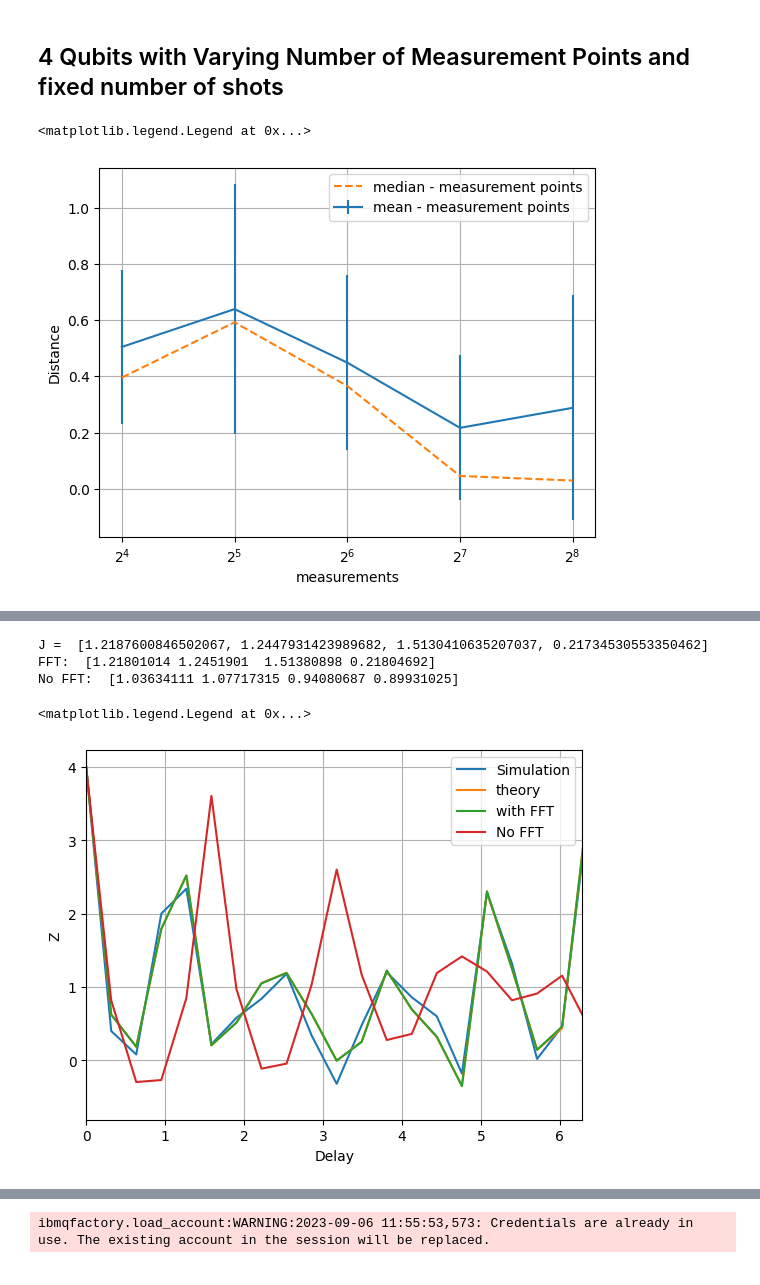
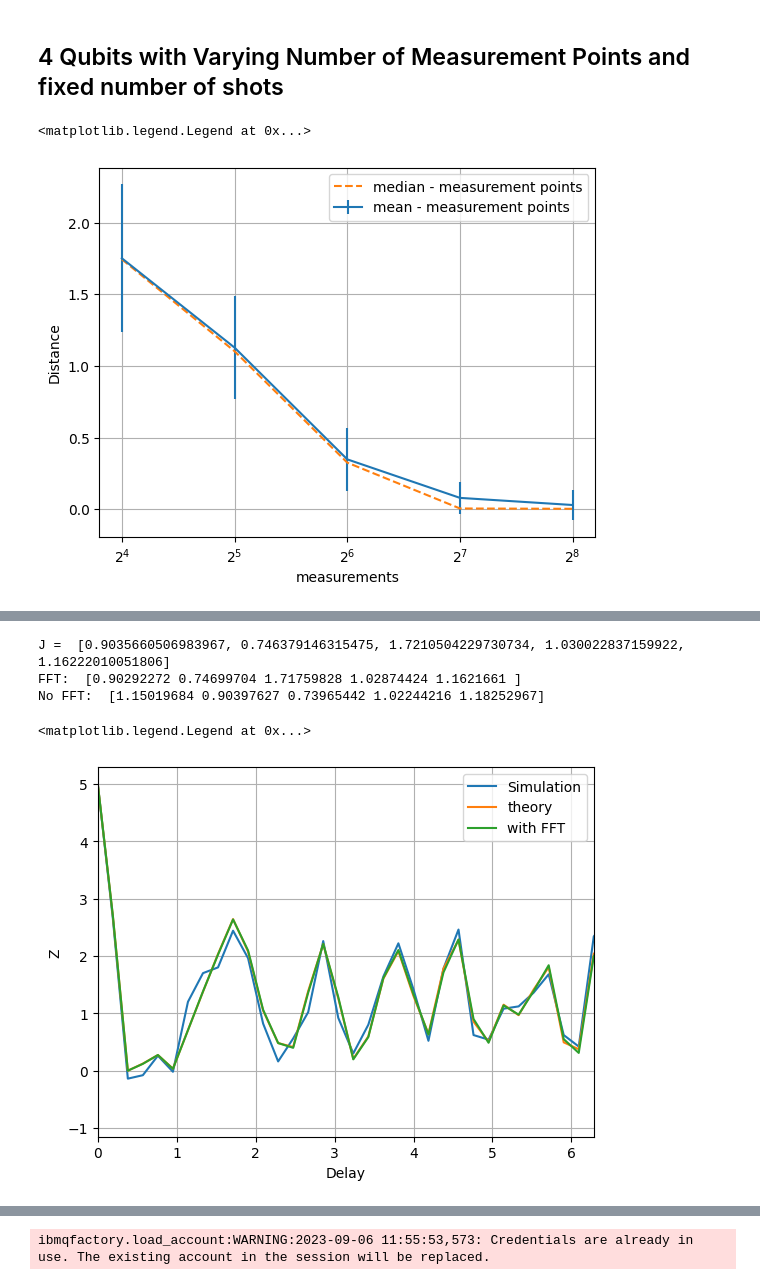
Before and after one commit to Davidkatom/Crosstalk, a Jupyter notebook: CosineFit.ipynb, the cells around one changed output, grey strips where cells are left out. Cells and saved outputs as stored; diff of their text form; code cells hidden in the pictures.

```diff
--- a/CosineFit.ipynb
+++ b/CosineFit.ipynb
@@ -169,7 +166,7 @@ for n in measurements:  #qubits
     for rep in range(repetitions):
         J = [random.gauss(1, 0.4) for _ in range(4)]
         delay_list = []
-        delay = np.linspace(0, 2 * np.pi, n)
+        delay = np.linspace(0, 8 * np.pi, n)
         for t in delay:
             delay_list.append(
                 RamseyExperiment(4, t, shots, J, "0"))
@@ -198,7 +195,7 @@ plt.xscale('log', base=2)
 plt.legend()
 # %% [output]
 <matplotlib.legend.Legend at 0x...>
-[figure, old version]
+[figure, new version]
 # %%
 from scipy.optimize import curve_fit
 import random
@@ -209,7 +206,7 @@ ramsey_experiment = importlib.reload(ramsey_experiment)
 RamseyExperiment = ramsey_experiment.RamseyExperiment
 RamseyBatch = ramsey_experiment.RamseyBatch
 
-n = 4
+n = 5
 
 
 def func(t, js):
@@ -224,12 +221,12 @@ def func(t, js):
 
 J = [random.gauss(1, 0.4) for _ in range(n)]
 shots = 5
-J = [1.2187600846502067, 1.2447931423989682, 1.5130410635207037, 0.21734530553350462]
+#J = [1.3698020041655328, 1.2700581945641038, 1.4186671516980645, 1.6367384514798005]
 print("J = ",J)
 delay_list = []
 exp = []
 measurements = 100
-delay = np.linspace(0, 10 * np.pi, measurements)
+delay = np.linspace(0, 6 * np.pi, measurements)
 for t in delay:
     delay_list.append(RamseyExperiment(n, t, 100, J, "0"))
 ramseyBatch1 = RamseyBatch(delay_list)
@@ -250,7 +247,7 @@ plt.plot(delay, ramseyBatch1.Z, label='Simulation')
 plt.plot(delay, [func(t, J) for t in delay], label='theory')
 
 plt.plot(delay, [func(t, J_fit_fft) for t in delay], label='with FFT')
-plt.plot(delay, [func(t, J_fit_no_fft) for t in delay], label='No FFT')
+#plt.plot(delay, [func(t, J_fit_no_fft) for t in delay], label='No FFT')
 
 
 plt.xlim(0,2*np.pi)
@@ -260,6 +257,6 @@ ibmqfactory.load_account:WARNING:2023-09-14 11:56:24,292: Credentials are alread
-J =  [1.2187600846502067, 1.2447931423989682, 1.5130410635207037, 0.21734530553350462]
-FFT:  [1.21801014 1.2451901  1.51380898 0.21804692]
-No FFT:  [1.03634111 1.07717315 0.94080687 0.89931025]
+J =  [0.9035660506983967, 0.746379146315475, 1.7210504229730734, 1.030022837159922, 1.16222010051806]
+FFT:  [0.90292272 0.74699704 1.71759828 1.02874424 1.1621661 ]
+No FFT:  [1.15019684 0.90397627 0.73965442 1.02244216 1.18252967]
 <matplotlib.legend.Legend at 0x...>
-[figure, old version]
+[figure, new version]
 # %%
```
Also changed, not shown: parts of 10 cells of this notebook.
